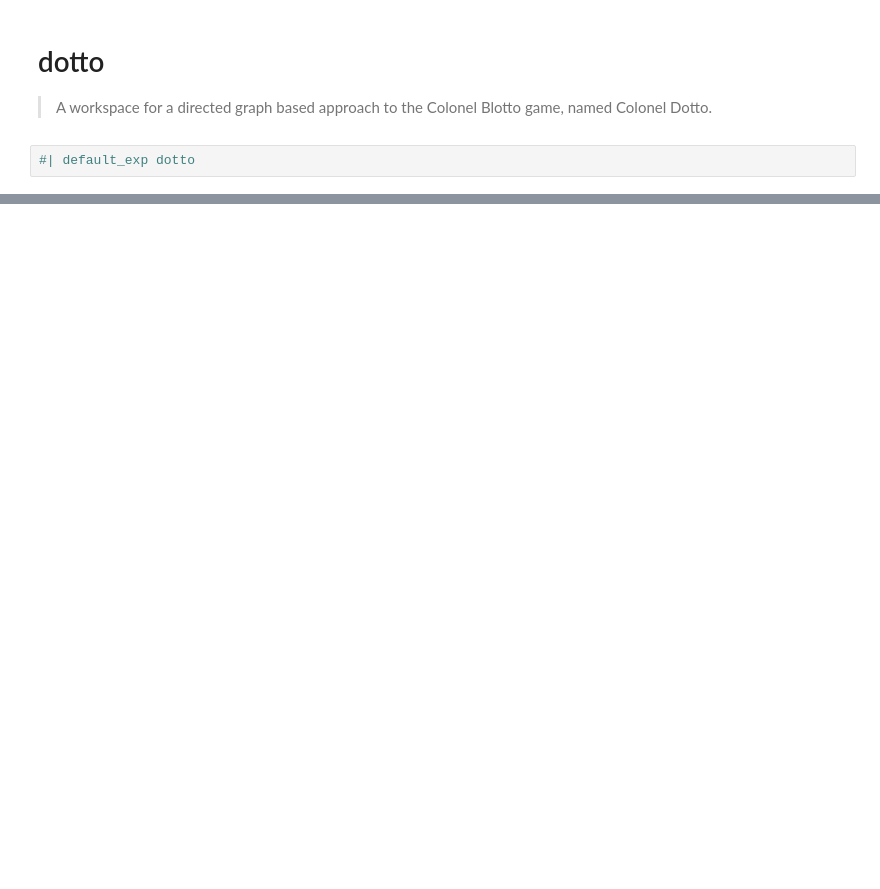
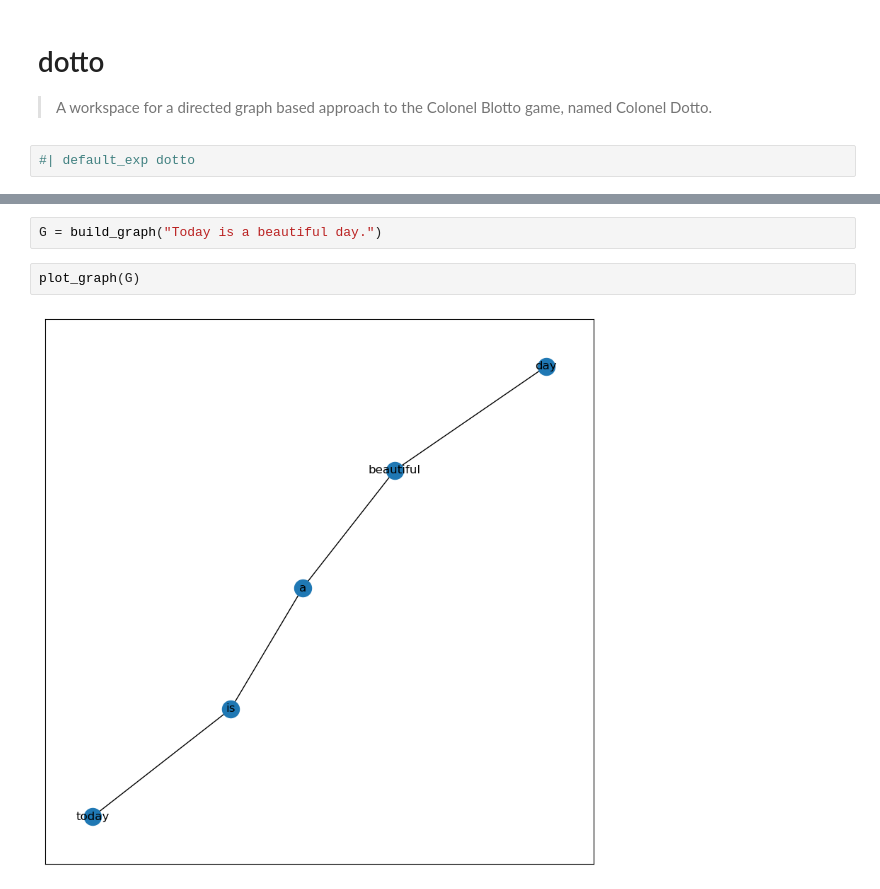
Before and after one commit to TesfaAsmara/colonel_dotto, a Jupyter notebook: nbs/00_dotto.ipynb, the cells around one changed output, grey strips where cells are left out. Cells and saved outputs as stored; diff of their text form; blank space fills up the shorter version.

Commit message:
doing some dmg with graphs

```diff
--- a/nbs/00_dotto.ipynb
+++ b/nbs/00_dotto.ipynb
@@ -8,0 +94,6 @@ I was struck by a moment of inspiration at around 1:30am on Tuesday 10/11. I wan
+# %%
+G = build_graph("Today is a beautiful day.")
+# %%
+plot_graph(G)
+# %% [output]
+[figure, added]
```
Also changed, not shown: parts of 6 cells of this notebook, 1 other file.
